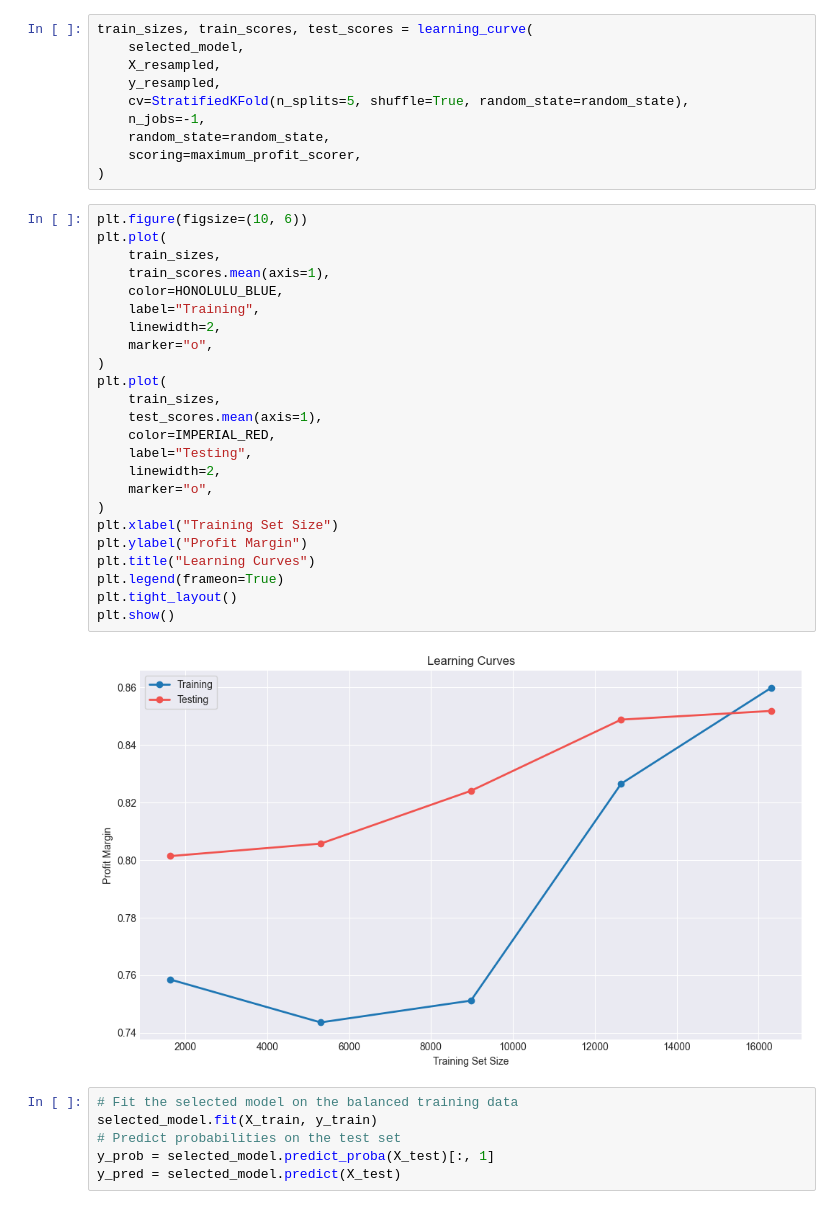
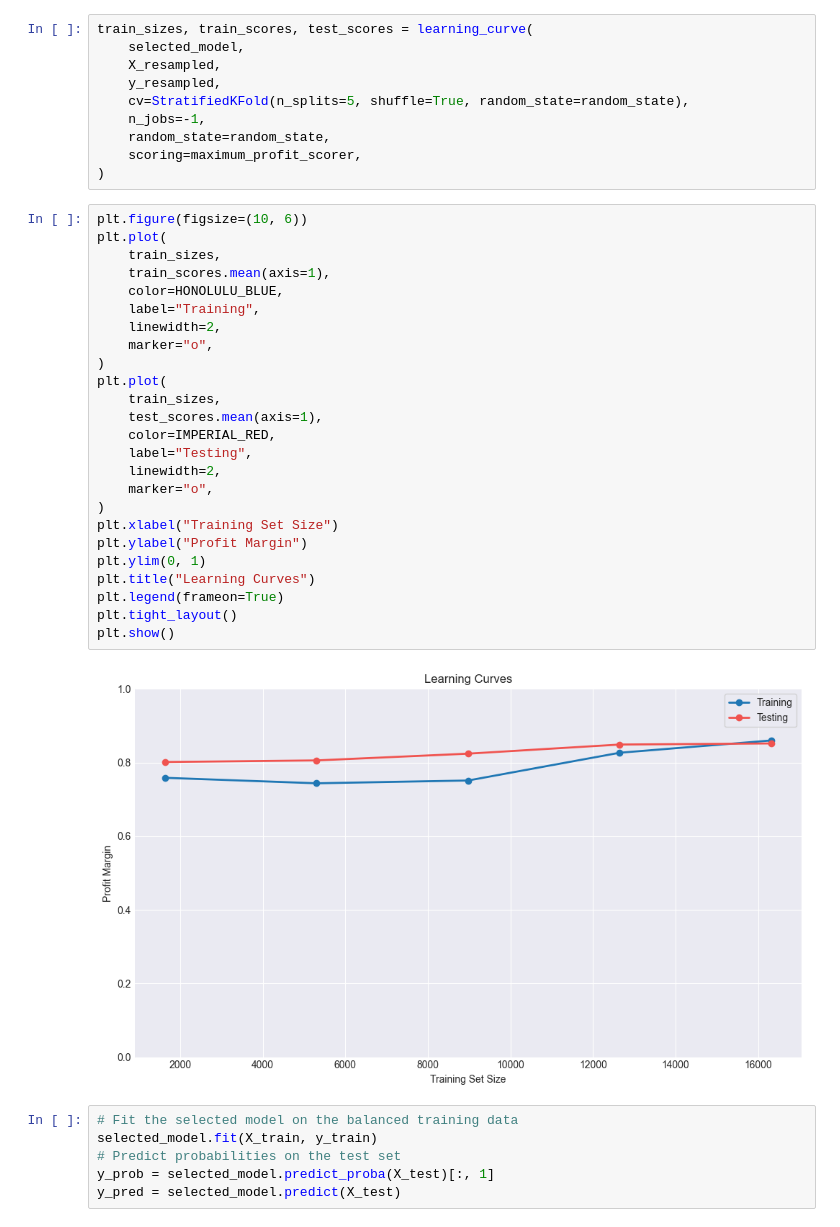
Before and after one commit to vanesterik/mads-telemarketing-assigment, a Jupyter notebook: notebooks/2.0-kve-predictive-modelling.ipynb, the cells around one changed output. Drawn from its saved outputs; the diff is of its cells as text.

```diff
--- a/notebooks/2.0-kve-predictive-modelling.ipynb
+++ b/notebooks/2.0-kve-predictive-modelling.ipynb
@@ -376,29 +376,30 @@ train_sizes, train_scores, test_scores = learning_curve(
 # %%
 plt.figure(figsize=(10, 6))
 plt.plot(
     train_sizes,
     train_scores.mean(axis=1),
     color=HONOLULU_BLUE,
     label="Training",
     linewidth=2,
     marker="o",
 )
 plt.plot(
     train_sizes,
     test_scores.mean(axis=1),
     color=IMPERIAL_RED,
     label="Testing",
     linewidth=2,
     marker="o",
 )
 plt.xlabel("Training Set Size")
 plt.ylabel("Profit Margin")
+plt.ylim(0, 1)
 plt.title("Learning Curves")
 plt.legend(frameon=True)
 plt.tight_layout()
 plt.show()
 # %% [output]
-[figure, old version]
+[figure, new version]
 # %%
 # Fit the selected model on the balanced training data
 selected_model.fit(X_train, y_train)
```
Also changed, not shown: 14 other files.
